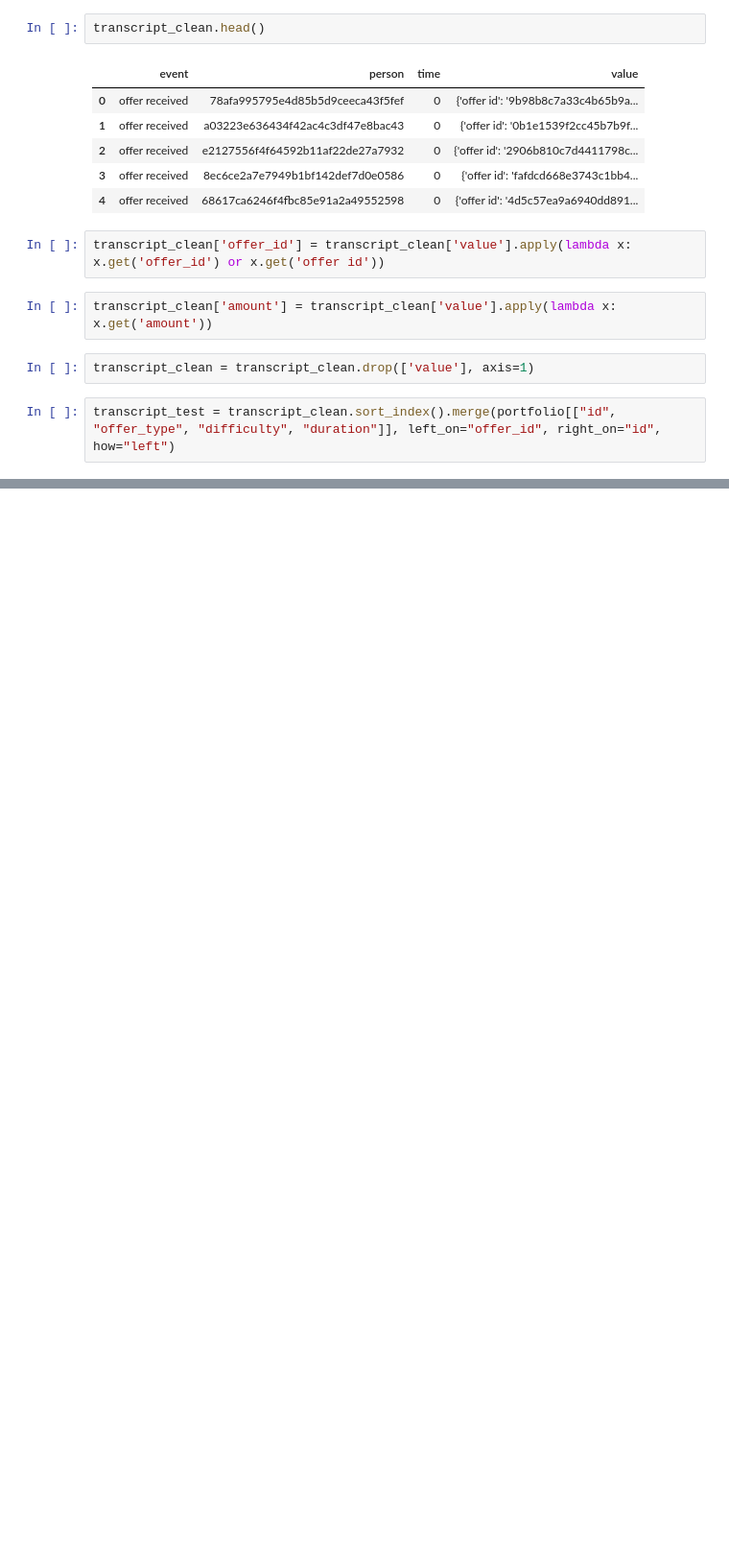
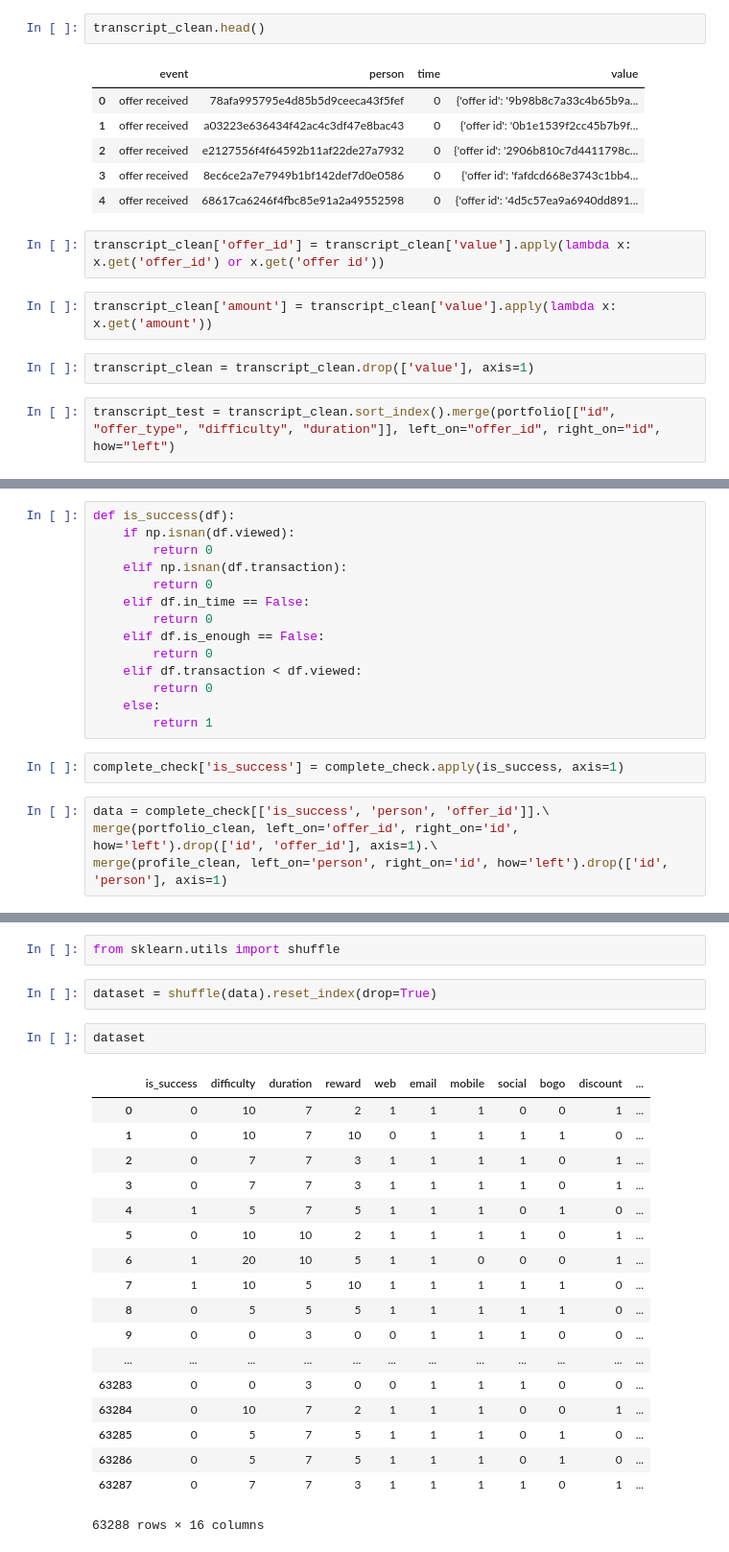
Before and after one commit to almas-aisin/starbucks_capstone, a Jupyter notebook: Starbucks_Capstone_notebook.ipynb, the cells around one changed output, grey strips where cells are left out. Shown at 96% size. Cells and saved outputs as stored; diff of their text form; blank space fills up the shorter version.

```diff
--- a/Starbucks_Capstone_notebook.ipynb
+++ b/Starbucks_Capstone_notebook.ipynb
@@ -241,0 +309,20 @@ transcript_clean.sort_values(by=['person', 'time'])
+# %%
+def is_success(df):
+    if np.isnan(df.viewed):
+        return 0
+    elif np.isnan(df.transaction):
+        return 0
+    elif df.in_time == False:
+        return 0
+    elif df.is_enough == False:
+        return 0
+    elif df.transaction < df.viewed:
+        return 0
+    else:
+        return 1
+# %%
+complete_check['is_success'] = complete_check.apply(is_success, axis=1)
+# %%
+data = complete_check[['is_success', 'person', 'offer_id']].\
+merge(portfolio_clean, left_on='offer_id', right_on='id', how='left').drop(['id', 'offer_id'], axis=1).\
+merge(profile_clean, left_on='person', right_on='id', how='left').drop(['id', 'person'], axis=1)
@@ -241,0 +338,25 @@ transcript_clean.sort_values(by=['person', 'time'])
+# %%
+from sklearn.utils import shuffle
+# %%
+dataset = shuffle(data).reset_index(drop=True)
+# %%
+dataset
+# %% [output]
+|  | is_success | difficulty | duration | reward | web | email | mobile | social | bogo | discount | ... |
+| 0 | 0 | 10 | 7 | 2 | 1 | 1 | 1 | 0 | 0 | 1 | ... |
+| 1 | 0 | 10 | 7 | 10 | 0 | 1 | 1 | 1 | 1 | 0 | ... |
+| 2 | 0 | 7 | 7 | 3 | 1 | 1 | 1 | 1 | 0 | 1 | ... |
+| 3 | 0 | 7 | 7 | 3 | 1 | 1 | 1 | 1 | 0 | 1 | ... |
+| 4 | 1 | 5 | 7 | 5 | 1 | 1 | 1 | 0 | 1 | 0 | ... |
+| 5 | 0 | 10 | 10 | 2 | 1 | 1 | 1 | 1 | 0 | 1 | ... |
+| 6 | 1 | 20 | 10 | 5 | 1 | 1 | 0 | 0 | 0 | 1 | ... |
+| 7 | 1 | 10 | 5 | 10 | 1 | 1 | 1 | 1 | 1 | 0 | ... |
+| 8 | 0 | 5 | 5 | 5 | 1 | 1 | 1 | 1 | 1 | 0 | ... |
+| 9 | 0 | 0 | 3 | 0 | 0 | 1 | 1 | 1 | 0 | 0 | ... |
+| ... | ... | ... | ... | ... | ... | ... | ... | ... | ... | ... | ... |
+| 63283 | 0 | 0 | 3 | 0 | 0 | 1 | 1 | 1 | 0 | 0 | ... |
+| 63284 | 0 | 10 | 7 | 2 | 1 | 1 | 1 | 0 | 0 | 1 | ... |
+| 63285 | 0 | 5 | 7 | 5 | 1 | 1 | 1 | 0 | 1 | 0 | ... |
+| 63286 | 0 | 5 | 7 | 5 | 1 | 1 | 1 | 0 | 1 | 0 | ... |
+| 63287 | 0 | 7 | 7 | 3 | 1 | 1 | 1 | 1 | 0 | 1 | ... |
+63288 rows × 16 columns
```
Also changed, not shown: parts of 26 cells of this notebook.
